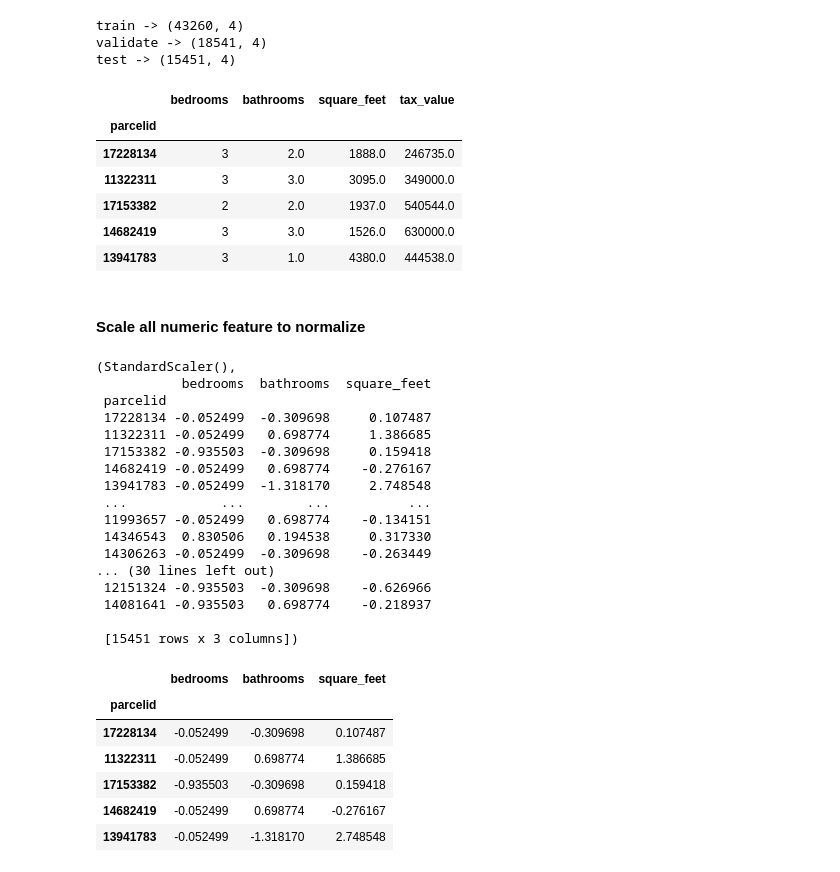
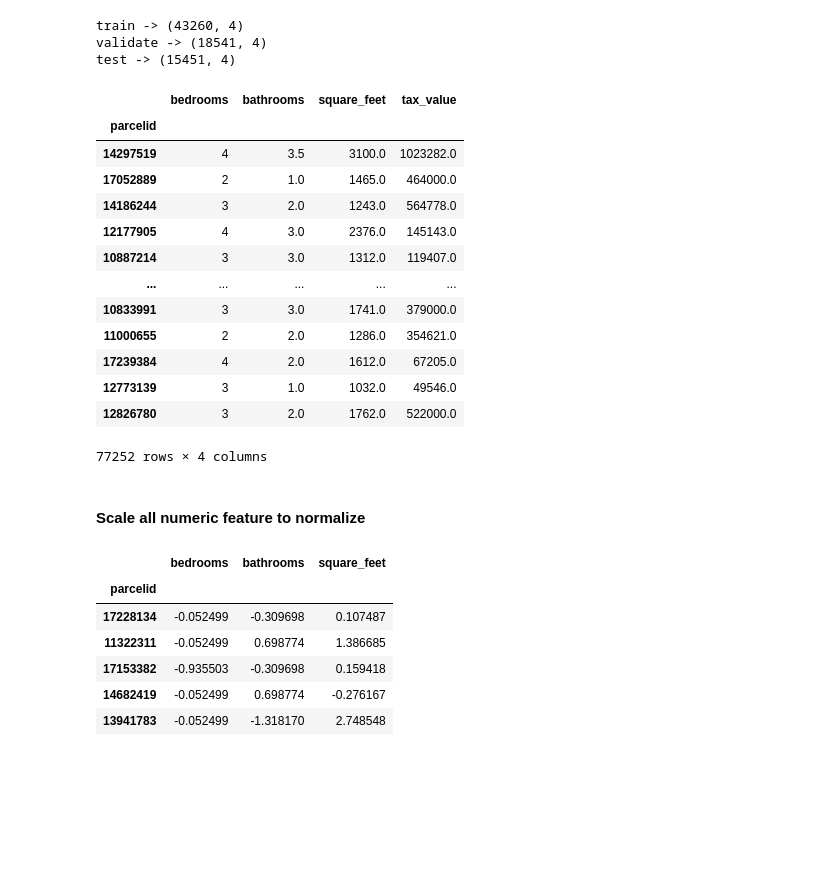
Before and after one commit to Thoai-Adam/Regression-Project, a Jupyter notebook: MVP_Presentation.ipynb, the cells around one changed output. Saved outputs shown, nothing was run; the diff lists cells and outputs as text; code cells hidden in the pictures; blank space fills up the shorter version.

```diff
--- a/MVP_Presentation.ipynb
+++ b/MVP_Presentation.ipynb
@@ -120,4 +132,0 @@ plt.show()
-# %%
-#Change fips to county names now that we know where they come from
-df.rename(columns={"fips": "ca_county"}, inplace=True)
-df['ca_county'] = df['ca_county'].map({6037: 'Los Angeles', 6059: 'Orange', 6111: 'Ventura'})
@@ -130,0 +133,3 @@ Name: ca_county, dtype: int64
+# %%
+#Change fips to county names now that we know where they come from
+df['fips'] = df['fips'].map({6037: 'Los Angeles', 6059: 'Orange', 6111: 'Ventura'})
@@ -256 +177,3 @@ memory usage: 2.9 MB
+# %%
+mvp.drop(['yearbuilt', 'county', 'zip_code', 'fips', 'latitude','longitude', 'taxamount', 'property_age', 'tax_rate'], axis=1, inplace=True)
 # %%
@@ -350,39 +239,26 @@ train -> (43260, 4)
 validate -> (18541, 4)
 test -> (15451, 4)
 # %%
-
-train.head()
+mvp_columns_keep(mvp)
 # %% [output]
 |  | bedrooms | bathrooms | square_feet | tax_value |
 | parcelid |  |  |  |  |
-| 17228134 | 3 | 2.0 | 1888.0 | 246735.0 |
-| 11322311 | 3 | 3.0 | 3095.0 | 349000.0 |
-| 17153382 | 2 | 2.0 | 1937.0 | 540544.0 |
-| 14682419 | 3 | 3.0 | 1526.0 | 630000.0 |
-| 13941783 | 3 | 1.0 | 4380.0 | 444538.0 |
+| 14297519 | 4 | 3.5 | 3100.0 | 1023282.0 |
+| 17052889 | 2 | 1.0 | 1465.0 | 464000.0 |
+| 14186244 | 3 | 2.0 | 1243.0 | 564778.0 |
+| 12177905 | 4 | 3.0 | 2376.0 | 145143.0 |
+| 10887214 | 3 | 3.0 | 1312.0 | 119407.0 |
+| ... | ... | ... | ... | ... |
+| 10833991 | 3 | 3.0 | 1741.0 | 379000.0 |
+| 11000655 | 2 | 2.0 | 1286.0 | 354621.0 |
+| 17239384 | 4 | 2.0 | 1612.0 | 67205.0 |
+| 12773139 | 3 | 1.0 | 1032.0 | 49546.0 |
+| 12826780 | 3 | 2.0 | 1762.0 | 522000.0 |
+77252 rows × 4 columns
 # %% [markdown]
 #### Scale all numeric feature to normalize
 # %%
 scaler, X_train_scaled, X_validate_scaled, X_test_scaled = wrangle.Standard_Scaler(X_train, X_validate, X_test)
-scaler, X_train_scaled, X_validate_scaled, X_test_scaled
-# %% [output]
-(StandardScaler(),
-           bedrooms  bathrooms  square_feet
- parcelid
- 17228134 -0.052499  -0.309698     0.107487
- 11322311 -0.052499   0.698774     1.386685
- 17153382 -0.935503  -0.309698     0.159418
- 14682419 -0.052499   0.698774    -0.276167
- 13941783 -0.052499  -1.318170     2.748548
- ...            ...        ...          ...
- 11993657 -0.052499   0.698774    -0.134151
- 14346543  0.830506   0.194538     0.317330
- 14306263 -0.052499  -0.309698    -0.263449
-... (30 lines left out)
- 12151324 -0.935503  -0.309698    -0.626966
- 14081641 -0.935503   0.698774    -0.218937
-
- [15451 rows x 3 columns])
 # %%
 X_train_scaled.head()
 # %% [output]
```
Also changed, not shown: parts of 86 cells of this notebook, 4 other files.
